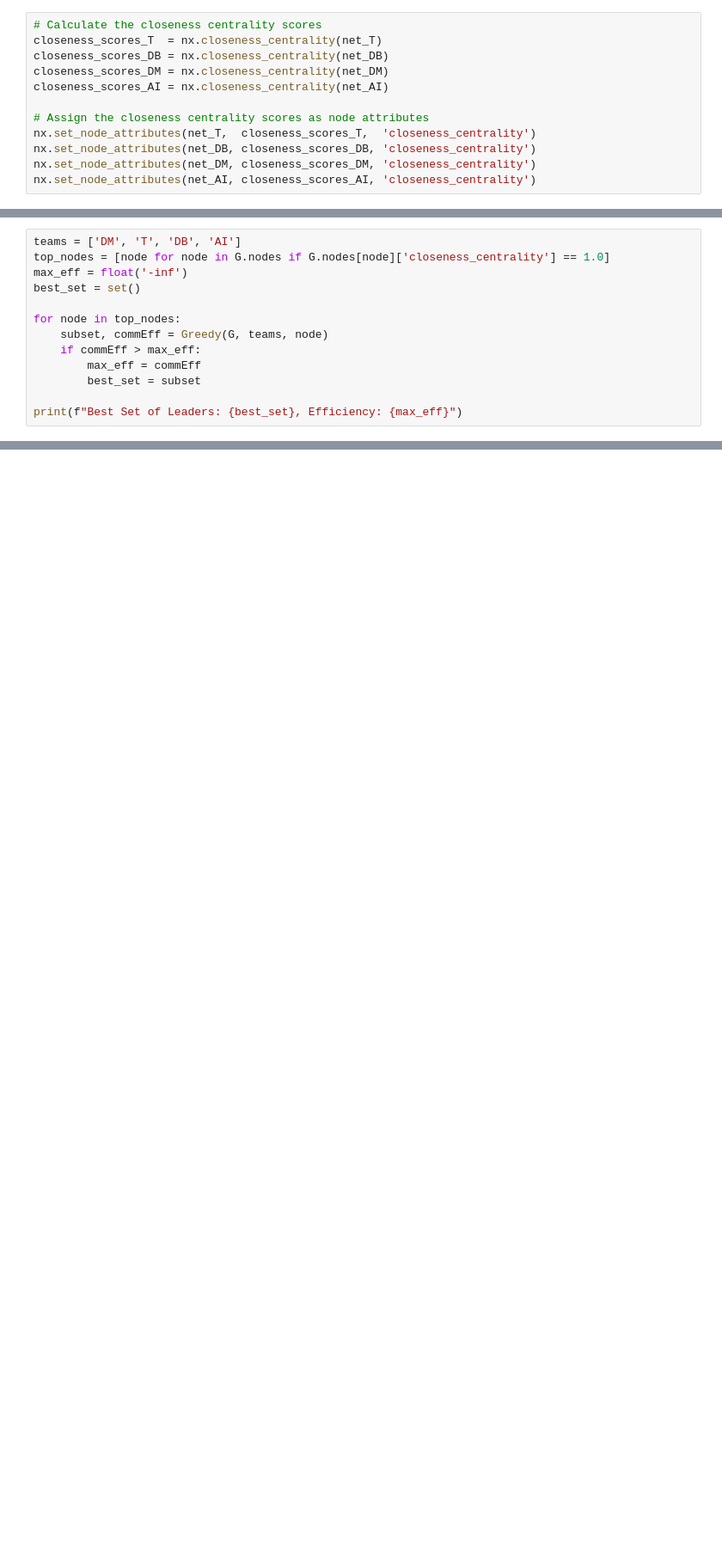
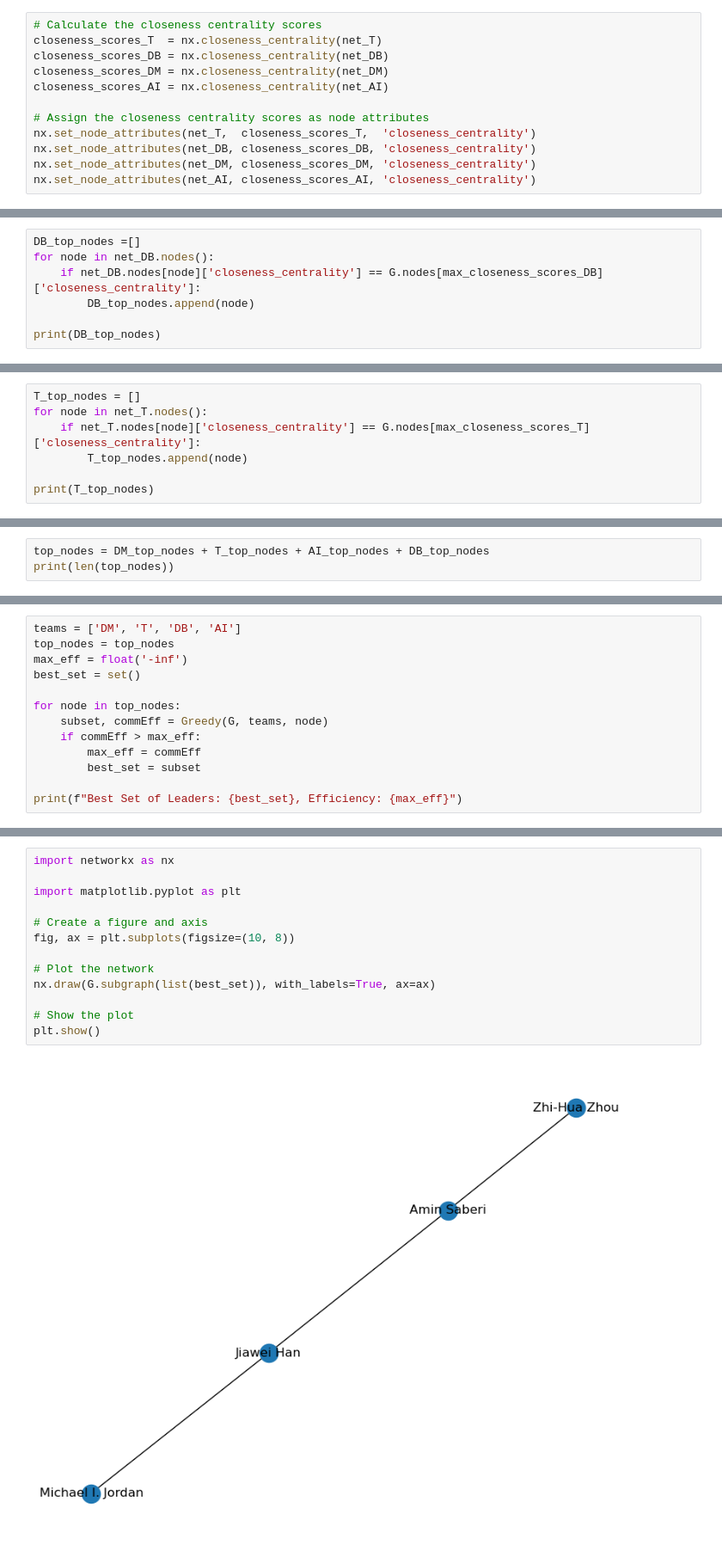
Before and after one commit to twumasimb/DBLP-Analysis, a Jupyter notebook: new_experiment_updates.ipynb, the cells around one changed output, grey strips where cells are left out. Shown at 86% size. Saved outputs shown, nothing was run; the diff lists cells and outputs as text; blank space fills up the shorter version.

Commit message:
new experiment, new network

```diff
--- a/new_experiment_updates.ipynb
+++ b/new_experiment_updates.ipynb
@@ -58,0 +149,7 @@ nx.set_node_attributes(net_AI, closeness_scores_AI, 'closeness_centrality')
+# %%
+DB_top_nodes =[]
+for node in net_DB.nodes():
+    if net_DB.nodes[node]['closeness_centrality'] == G.nodes[max_closeness_scores_DB]['closeness_centrality']:
+        DB_top_nodes.append(node)
+
+print(DB_top_nodes)
@@ -58,0 +158,7 @@ nx.set_node_attributes(net_AI, closeness_scores_AI, 'closeness_centrality')
+# %%
+T_top_nodes = []
+for node in net_T.nodes():
+    if net_T.nodes[node]['closeness_centrality'] == G.nodes[max_closeness_scores_T]['closeness_centrality']:
+        T_top_nodes.append(node)
+
+print(T_top_nodes)
@@ -58,0 +167,3 @@ nx.set_node_attributes(net_AI, closeness_scores_AI, 'closeness_centrality')
+# %%
+top_nodes = DM_top_nodes + T_top_nodes + AI_top_nodes + DB_top_nodes
+print(len(top_nodes))
@@ -59,6 +172,6 @@ nx.set_node_attributes(net_AI, closeness_scores_AI, 'closeness_centrality')
 # %%
 teams = ['DM', 'T', 'DB', 'AI']
-top_nodes = [node for node in G.nodes if G.nodes[node]['closeness_centrality'] == 1.0]
+top_nodes = top_nodes
 max_eff = float('-inf')
 best_set = set()
 
@@ -73,0 +193,15 @@ KeyboardInterrupt:
+# %%
+import networkx as nx
+
+import matplotlib.pyplot as plt
+
+# Create a figure and axis
+fig, ax = plt.subplots(figsize=(10, 8))
+
+# Plot the network
+nx.draw(G.subgraph(list(best_set)), with_labels=True, ax=ax)
+
+# Show the plot
+plt.show()
+# %% [output]
+[figure, added]
```
Also changed, not shown: parts of 21 cells of this notebook, 3 other files.
